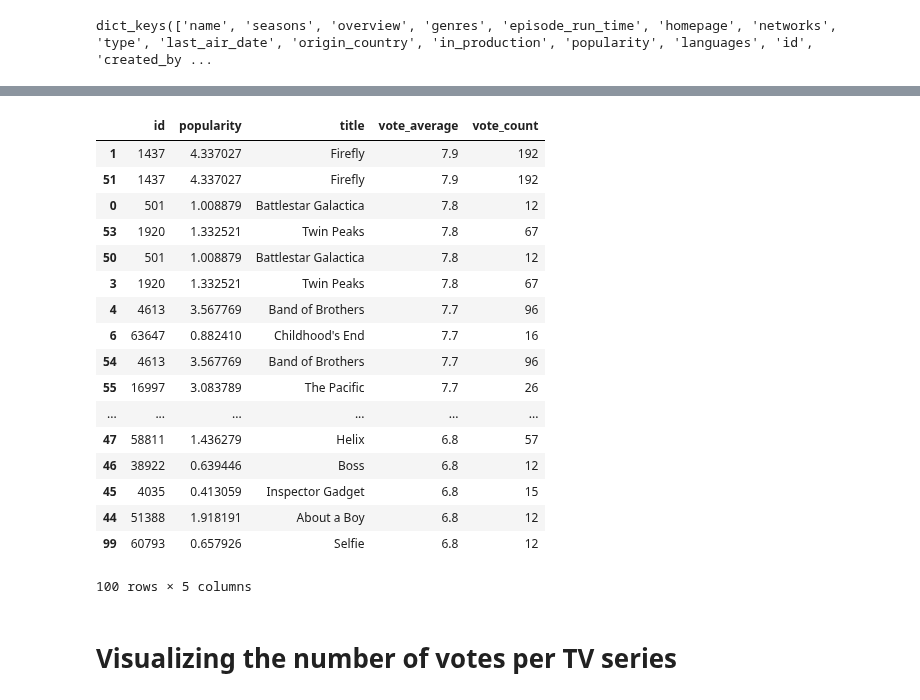
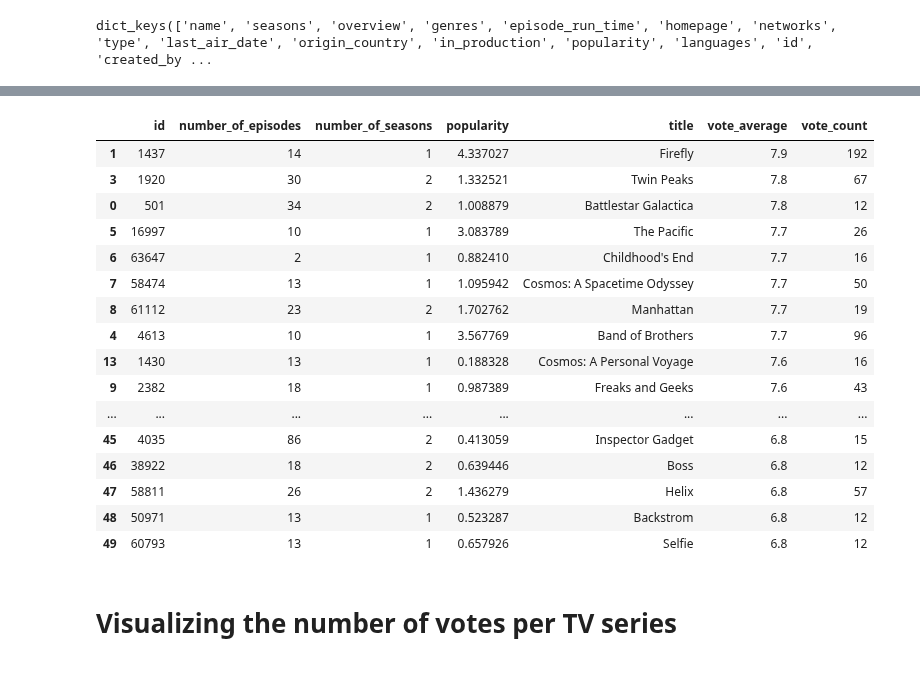
Before and after one commit to LutherCSMiller/project2-loutan01, a Jupyter notebook: MidtermProject.ipynb, the cells around one changed output, grey strips where cells are left out. Cells and saved outputs as stored; diff of their text form; code cells hidden in the pictures.

```diff
--- a/MidtermProject.ipynb
+++ b/MidtermProject.ipynb
@@ -102,36 +102,37 @@ Helix 58811 6.8 57
 Backstrom 50971 6.8 12
 Selfie 60793 6.8 12
 # %%
-rawData = {'title':[],'id':[],'vote_count':[], 'vote_average':[], 'popularity':[]}
+rawData = {'title':[],'id':[],'vote_count':[], 'vote_average':[], 'popularity':[], 'number_of_episodes':[], 'number_of_seasons':[]}
 # %%
 for show in popularbutcancelled:
     rawData['title'].append(show['name'])
     rawData['id'].append(show['id'])
     rawData['vote_count'].append(show['vote_count'])
     rawData['vote_average'].append(show['vote_average'])
     rawData['popularity'].append(show['popularity'])
+    rawData['number_of_episodes'].append(show['number_of_episodes'])
+    rawData['number_of_seasons'].append(show['number_of_seasons'])
 
 popularButCancelledShows = pd.DataFrame(rawData).sort_values('vote_average', ascending=False)
 popularButCancelledShows
 # %% [output]
-|  | id | popularity | title | vote_average | vote_count |
-| 1 | 1437 | 4.337027 | Firefly | 7.9 | 192 |
-| 51 | 1437 | 4.337027 | Firefly | 7.9 | 192 |
-| 0 | 501 | 1.008879 | Battlestar Galactica | 7.8 | 12 |
-| 53 | 1920 | 1.332521 | Twin Peaks | 7.8 | 67 |
-| 50 | 501 | 1.008879 | Battlestar Galactica | 7.8 | 12 |
-| 3 | 1920 | 1.332521 | Twin Peaks | 7.8 | 67 |
-| 4 | 4613 | 3.567769 | Band of Brothers | 7.7 | 96 |
-| 6 | 63647 | 0.882410 | Childhood's End | 7.7 | 16 |
-| 54 | 4613 | 3.567769 | Band of Brothers | 7.7 | 96 |
-| 55 | 16997 | 3.083789 | The Pacific | 7.7 | 26 |
-| ... | ... | ... | ... | ... | ... |
-| 47 | 58811 | 1.436279 | Helix | 6.8 | 57 |
-| 46 | 38922 | 0.639446 | Boss | 6.8 | 12 |
-| 45 | 4035 | 0.413059 | Inspector Gadget | 6.8 | 15 |
-| 44 | 51388 | 1.918191 | About a Boy | 6.8 | 12 |
-| 99 | 60793 | 0.657926 | Selfie | 6.8 | 12 |
+|  | id | number_of_episodes | number_of_seasons | popularity | title | vote_average | vote_count |
+| 1 | 1437 | 14 | 1 | 4.337027 | Firefly | 7.9 | 192 |
+| 3 | 1920 | 30 | 2 | 1.332521 | Twin Peaks | 7.8 | 67 |
+| 0 | 501 | 34 | 2 | 1.008879 | Battlestar Galactica | 7.8 | 12 |
+| 5 | 16997 | 10 | 1 | 3.083789 | The Pacific | 7.7 | 26 |
+| 6 | 63647 | 2 | 1 | 0.882410 | Childhood's End | 7.7 | 16 |
+| 7 | 58474 | 13 | 1 | 1.095942 | Cosmos: A Spacetime Odyssey | 7.7 | 50 |
+| 8 | 61112 | 23 | 2 | 1.702762 | Manhattan | 7.7 | 19 |
+| 4 | 4613 | 10 | 1 | 3.567769 | Band of Brothers | 7.7 | 96 |
+| 13 | 1430 | 13 | 1 | 0.188328 | Cosmos: A Personal Voyage | 7.6 | 16 |
+| 9 | 2382 | 18 | 1 | 0.987389 | Freaks and Geeks | 7.6 | 43 |
+| ... | ... | ... | ... | ... | ... | ... | ... |
+| 45 | 4035 | 86 | 2 | 0.413059 | Inspector Gadget | 6.8 | 15 |
+| 46 | 38922 | 18 | 2 | 0.639446 | Boss | 6.8 | 12 |
+| 47 | 58811 | 26 | 2 | 1.436279 | Helix | 6.8 | 57 |
+| 48 | 50971 | 13 | 1 | 0.523287 | Backstrom | 6.8 | 12 |
+| 49 | 60793 | 13 | 1 | 0.657926 | Selfie | 6.8 | 12 |
-100 rows × 5 columns
 # %% [markdown]
 # Visualizing the number of votes per  TV series
 # %%
```
Also changed, not shown: parts of 3 cells of this notebook.
